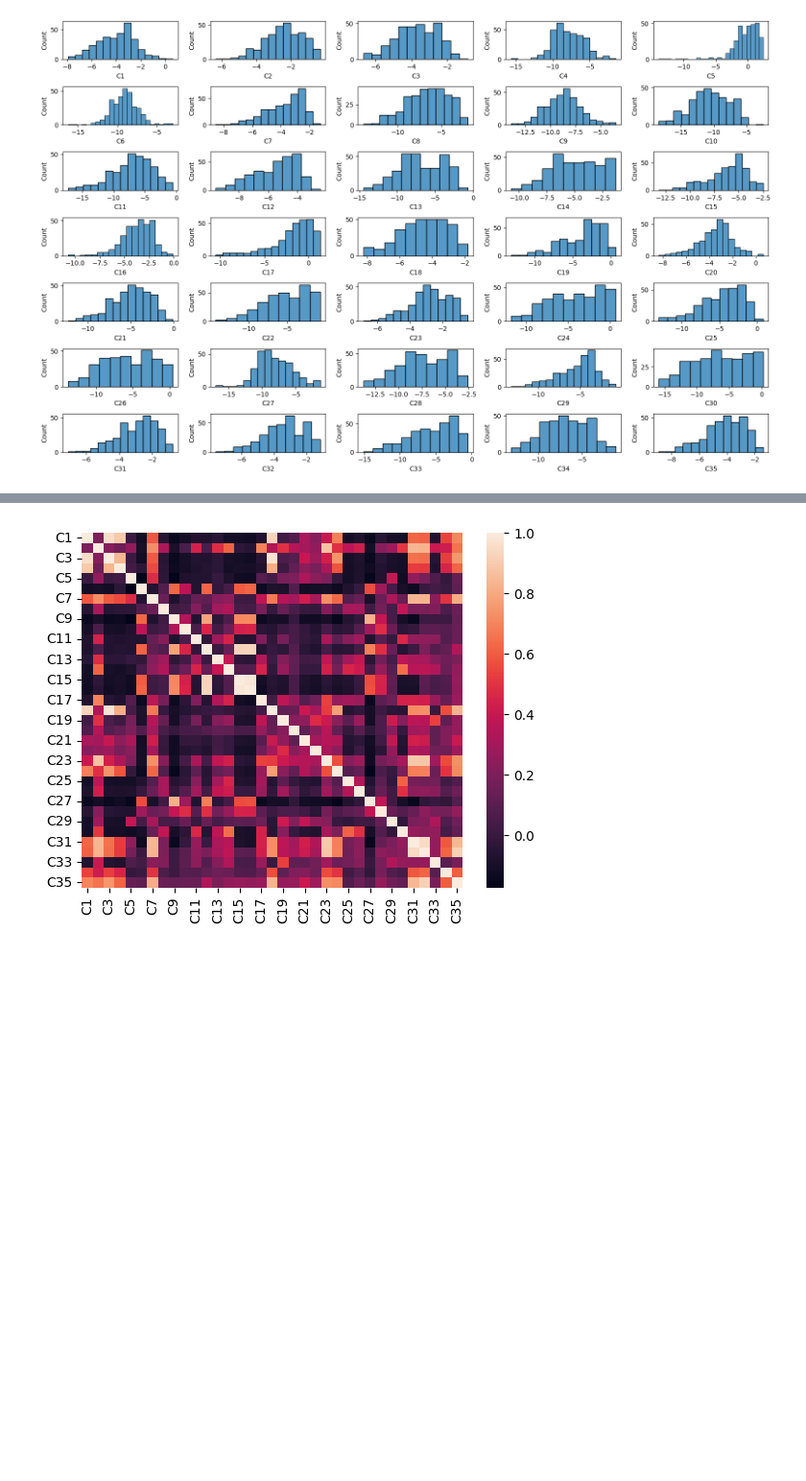
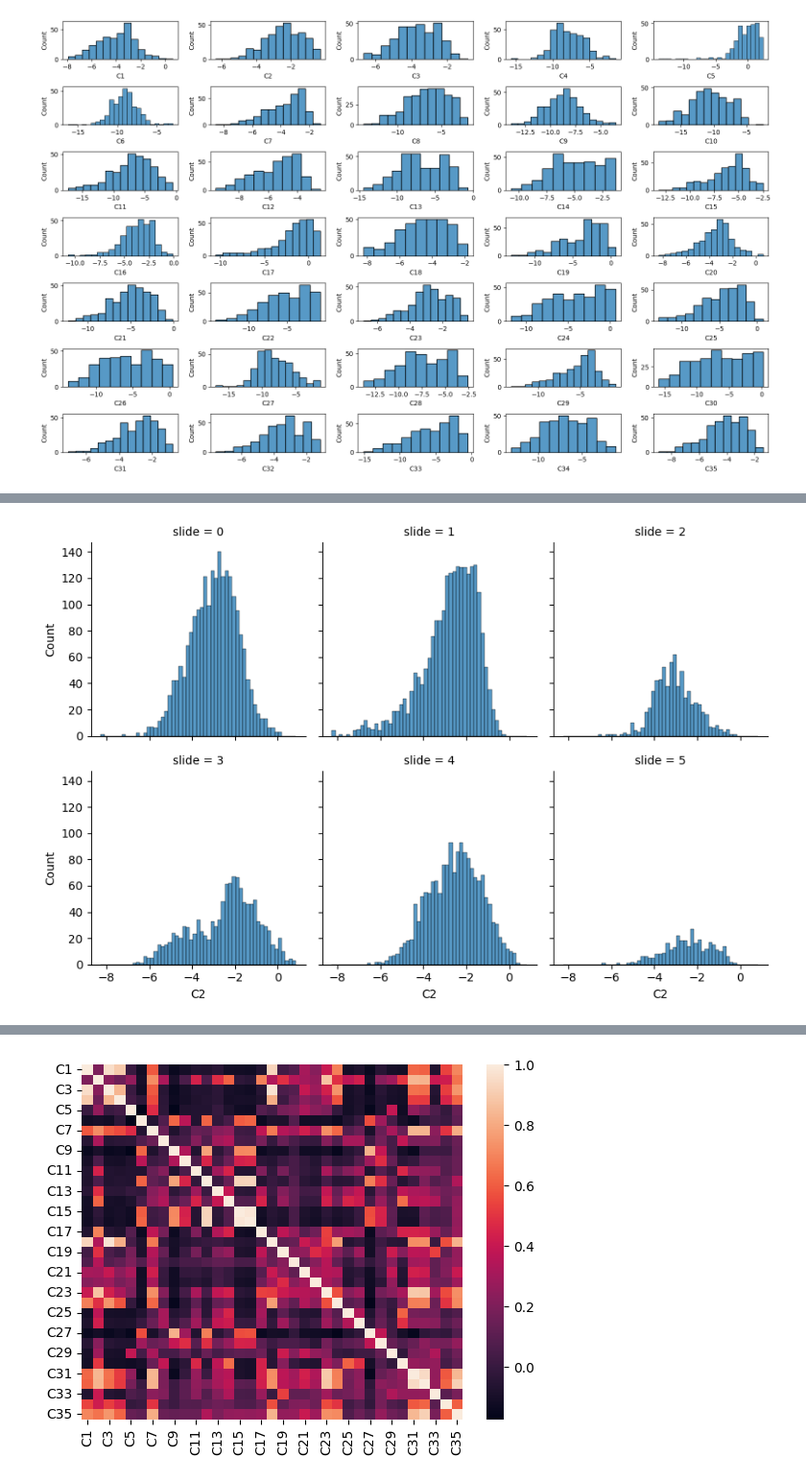
Before and after one commit to sunkusun9/sunkusun9, a Jupyter notebook: kaggle/Elucidata/Data Processing.ipynb, the cells around one changed output, grey strips where cells are left out. Shown at 96% size. Saved outputs shown, nothing was run; the diff lists cells and outputs as text; code cells hidden in the pictures; blank space fills up the shorter version.

```diff
--- a/kaggle/Elucidata/Data Processing.ipynb
+++ b/kaggle/Elucidata/Data Processing.ipynb
@@ -166,0 +190,5 @@ plt.show()
+# %%
+sns.displot(df_spots.assign(C2 = lambda x: np.log(x['C2'])), x = 'C2', col = 'slide', col_wrap=3, height = 3)
+plt.show()
+# %% [output]
+[figure, added]
```
Also changed, not shown: parts of 13 cells of this notebook, 50 other files.
